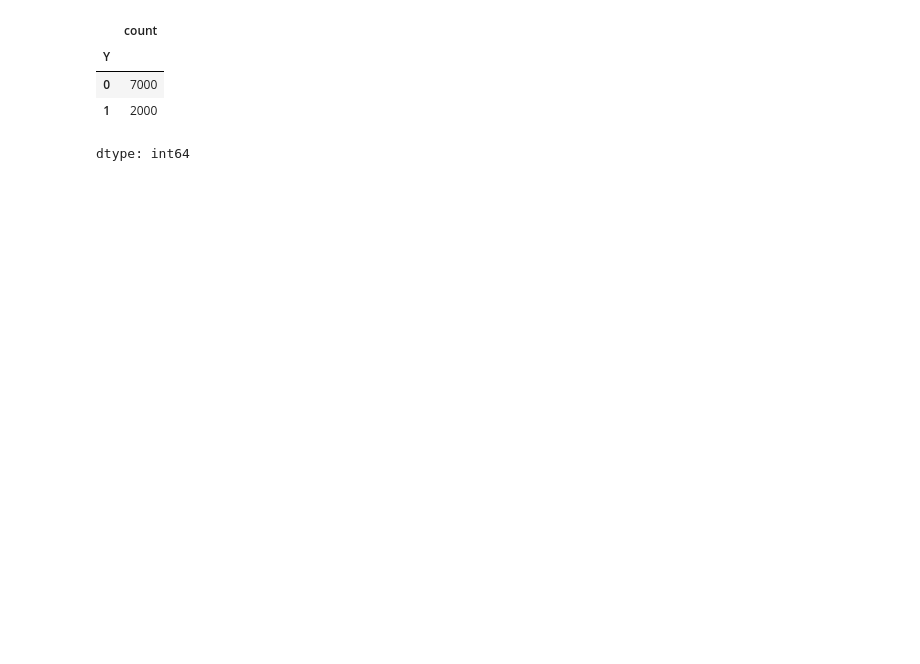
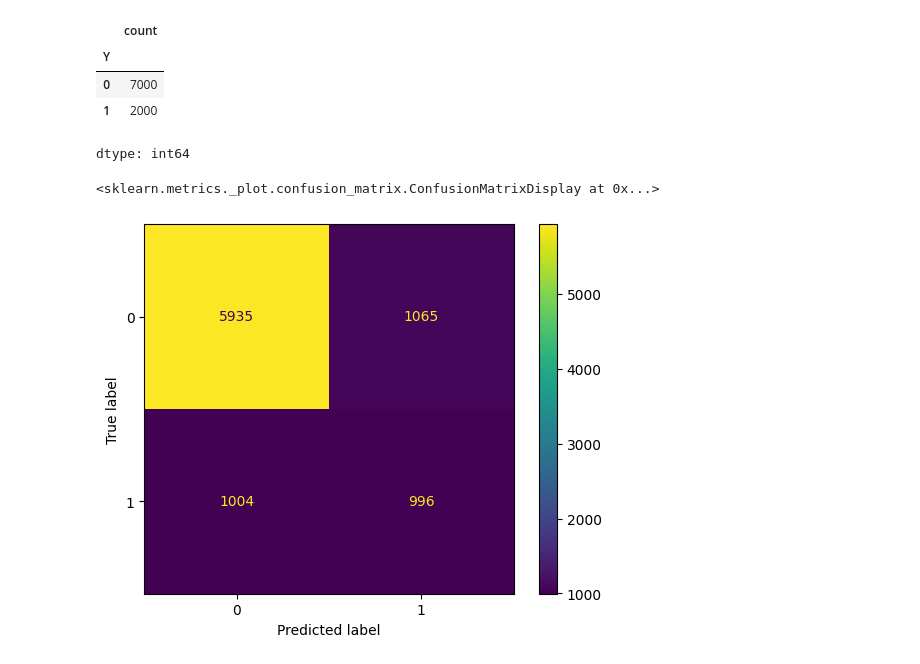
Before and after one commit to sindhura-nk/AI-Projects---1519, a Jupyter notebook: Credit_Card_Default_Model_Prediction.ipynb, the cells around one changed output. Cells and saved outputs as stored; diff of their text form; code cells hidden in the pictures; blank space fills up the shorter version.

```diff
--- a/Credit_Card_Default_Model_Prediction.ipynb
+++ b/Credit_Card_Default_Model_Prediction.ipynb
@@ -320,6 +316,11 @@ ytest.value_counts()
 | 0 | 7000 |
 | 1 | 2000 |
 dtype: int64
+# %%
+ConfusionMatrixDisplay.from_predictions(ytest,ypreds_new)
+# %% [output]
+<sklearn.metrics._plot.confusion_matrix.ConfusionMatrixDisplay at 0x...>
+[figure, added]
 # %%
 from sklearn.metrics import classification_report
 print(classification_report(ytest,ypreds_new))
```
Also changed, not shown: parts of 10 cells of this notebook.
